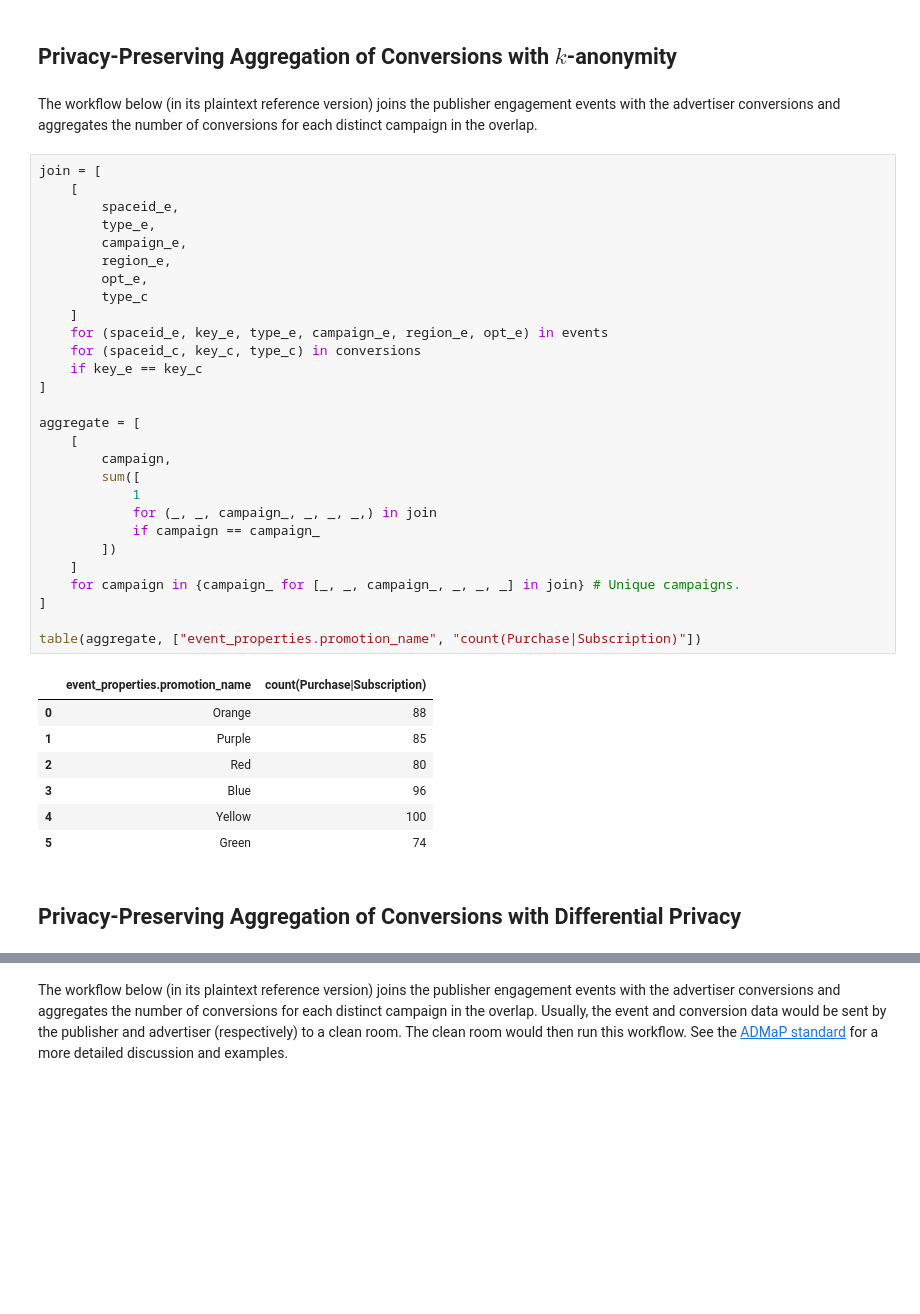
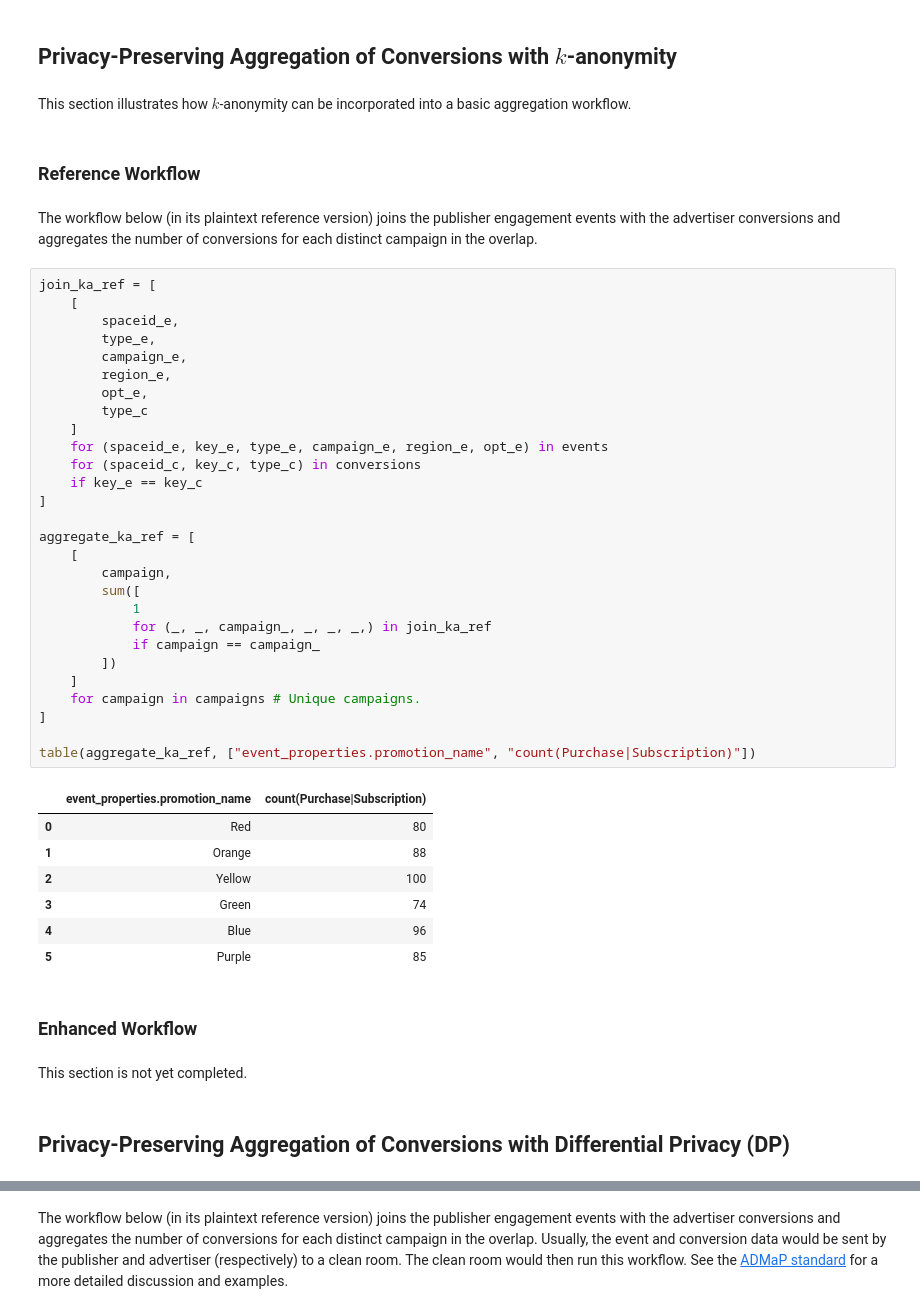
Before and after one commit to IABTechLab/privacy-lab, a Jupyter notebook: notebook/workflows.ipynb, the cells around one changed output, grey strips where cells are left out. Drawn from its saved outputs; the diff is of its cells as text; blank space fills up the shorter version.

```diff
--- a/notebook/workflows.ipynb
+++ b/notebook/workflows.ipynb
@@ -101,43 +112,51 @@ table(conversions, ["Space ID", "user_data.email_address", "event_type"])
 1000 rows × 3 columns
 # %% [markdown]
 ## Privacy-Preserving Aggregation of Conversions with $k$-anonymity
+# %% [markdown]
+This section illustrates how $k$-anonymity can be incorporated into a basic aggregation workflow.
+# %% [markdown]
+### Reference Workflow
 # %% [markdown]
 The workflow below (in its plaintext reference version) joins the publisher engagement events with the advertiser conversions and aggregates the number of conversions for each distinct campaign in the overlap.
 # %%
-join = [
+join_ka_ref = [
     [
         spaceid_e,
         type_e,
         campaign_e,
         region_e,
         opt_e,
         type_c
     ]
     for (spaceid_e, key_e, type_e, campaign_e, region_e, opt_e) in events
     for (spaceid_c, key_c, type_c) in conversions
     if key_e == key_c
 ]
 
-aggregate = [
+aggregate_ka_ref = [
     [
         campaign,
         sum([
             1
-            for (_, _, campaign_, _, _, _,) in join
+            for (_, _, campaign_, _, _, _,) in join_ka_ref
             if campaign == campaign_
         ])
     ]
-    for campaign in {campaign_ for [_, _, campaign_, _, _, _] in join} # Unique campaigns.
+    for campaign in campaigns # Unique campaigns.
 ]
 
-table(aggregate, ["event_properties.promotion_name", "count(Purchase|Subscription)"])
+table(aggregate_ka_ref, ["event_properties.promotion_name", "count(Purchase|Subscription)"])
 # %% [output]
 |  | event_properties.promotion_name | count(Purchase|Subscription) |
-| 0 | Orange | 88 |
-| 1 | Purple | 85 |
-| 2 | Red | 80 |
-| 3 | Blue | 96 |
-| 4 | Yellow | 100 |
-| 5 | Green | 74 |
+| 0 | Red | 80 |
+| 1 | Orange | 88 |
+| 2 | Yellow | 100 |
+| 3 | Green | 74 |
+| 4 | Blue | 96 |
+| 5 | Purple | 85 |
+# %% [markdown]
+### Enhanced Workflow
+# %% [markdown]
+This section is not yet completed.
 # %% [markdown]
-## Privacy-Preserving Aggregation of Conversions with Differential Privacy
+## Privacy-Preserving Aggregation of Conversions with Differential Privacy (DP)
```
Also changed, not shown: parts of 21 cells of this notebook.
